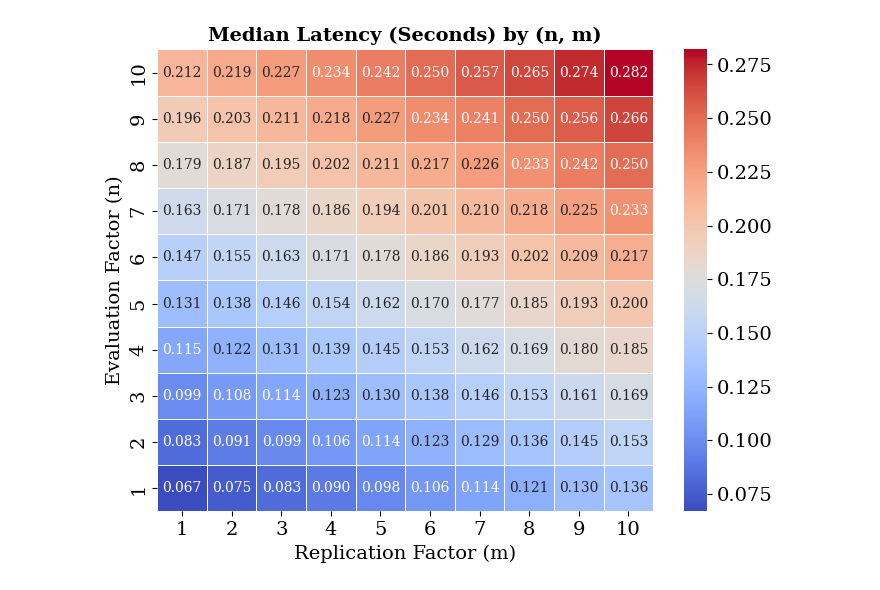
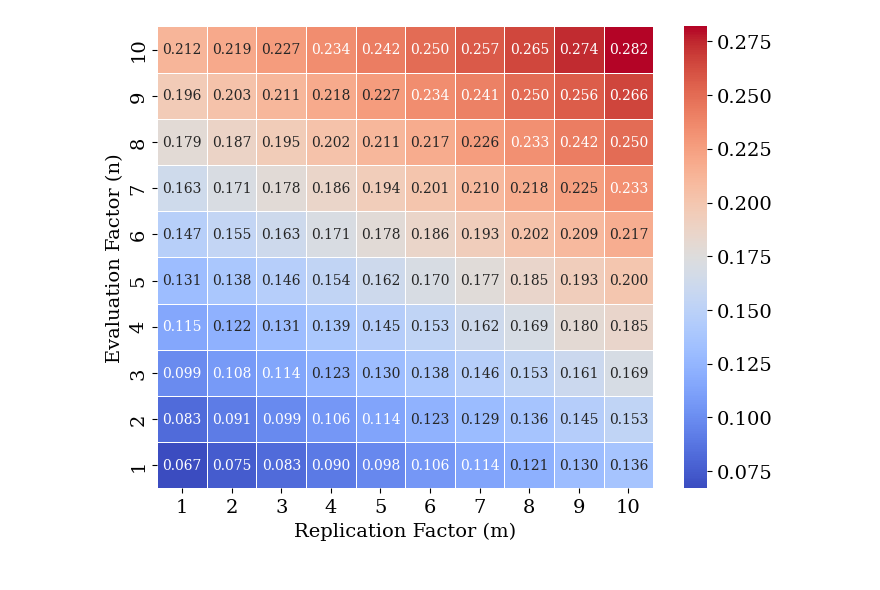
Before and after one commit to lokingdav/jodi, a Jupyter notebook: cpex/prototype/experiments/results/scripts/exp1.ipynb, the cells around one changed output. Saved outputs shown, nothing was run; the diff lists cells and outputs as text; code cells hidden in the pictures.

Commit message:
Improved charts UI

```diff
--- a/cpex/prototype/experiments/results/scripts/exp1.ipynb
+++ b/cpex/prototype/experiments/results/scripts/exp1.ipynb
@@ -10,32 +10,32 @@ defaultFs = 14
 # Set global font settings to a serif font like Times New Roman
 mpl.rcParams['font.family'] = 'serif'
 mpl.rcParams['font.size'] = defaultFs  # Adjust to match academic text size
 
 # Load the CSV file
 file_path = "../experiment-1.csv"  # Adjust the path if needed
 df = pd.read_csv(file_path)
 
 # Strip spaces from column names
 df.columns = df.columns.str.strip()
 
 # Convert latency from milliseconds to seconds
 df['lat_med'] = df['lat_med'] / 1000
 
 # Group data by (n_ev, n_ms) and compute median latency
 grouped = df.groupby(['n_ev', 'n_ms']).agg({'lat_med': 'median'}).reset_index()
 
 # Pivot table for heatmap visualization
 latency_pivot_seconds = grouped.pivot(index='n_ev', columns='n_ms', values='lat_med')
 
 # Create and save the latency heatmap
 plt.figure(figsize=(8, 6))
 sns.heatmap(latency_pivot_seconds.sort_index(ascending=False),
             annot=True, cmap='coolwarm', fmt=".3f", linewidths=0.5,
             annot_kws={"fontsize": heatmapFsDefault})
-plt.title('Median Latency (Seconds) by (n, m)', fontsize=14, fontweight='bold')
+# plt.title('Median Latency (Seconds) by (n, m)', fontsize=14, fontweight='bold')
 plt.xlabel('Replication Factor (m)', fontsize=defaultFs)
 plt.ylabel('Evaluation Factor (n)', fontsize=defaultFs)
 plt.savefig("../charts/latency_heatmap.pdf", bbox_inches='tight', dpi=300, transparent=True)
 plt.show()
 # %% [output]
-[figure, old version]
+[figure, new version]
```
Also changed, not shown: 10 other files.
